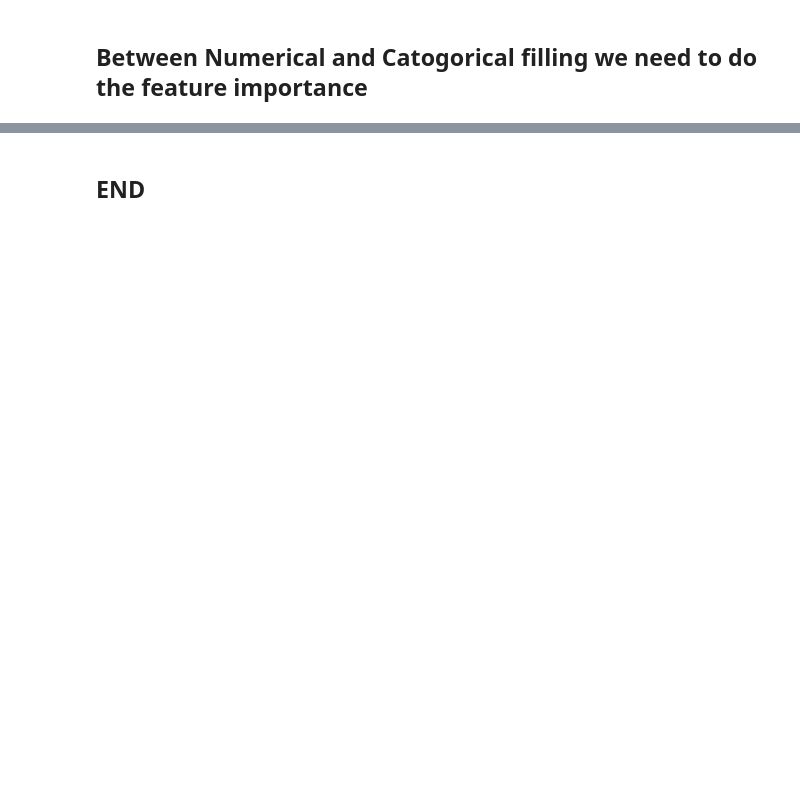
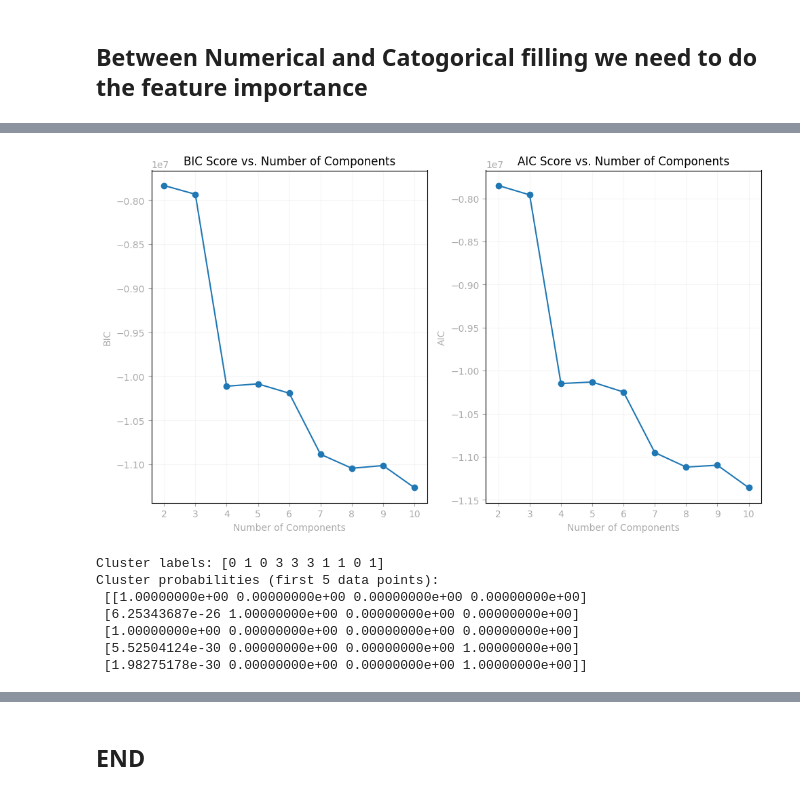
Before and after one commit to Thilanka1999/RiskModels, a Jupyter notebook: BrasilOne/Credit_Risk_Analysis.ipynb, the cells around one changed output, grey strips where cells are left out. Drawn from its saved outputs; the diff is of its cells as text; code cells hidden in the pictures; blank space fills up the shorter version.

```diff
--- a/BrasilOne/Credit_Risk_Analysis.ipynb
+++ b/BrasilOne/Credit_Risk_Analysis.ipynb
@@ -423,7 +484,7 @@ sorted_importances = importances[sorted_indices]
 
 
 # Select top N most important features
-top_n = 27  # Change this to the desired number of features
+top_n = 46  # Change this to the desired number of features
 top_features = sorted_features[:top_n]
 print("Top", top_n, "most important features:")
 print(top_features)
@@ -445,4 +513,73 @@ Index(['target_default', 'score_2', 'shipping_state', 'n_defaulted_loans',
       dtype='object')
+# %%
+from sklearn.mixture import GaussianMixture
+import matplotlib.pyplot as plt
+import numpy as np
+
+# Determine a suitable range of number of components (n_components) to try.
+# This is similar to choosing k in KMeans or the number of clusters you expect.
+n_components_range = range(2, 11)  # Try from 2 to 10 components (adjust as needed)
+
+# Store the Bayesian Information Criterion (BIC) and Akaike Information Criterion (AIC)
+bic_scores = []
+aic_scores = []
+
+for n_components in n_components_range:
+    gmm = GaussianMixture(n_components=n_components, random_state=42) # random_state for reproducibility
+    gmm.fit(X_processed_top_features)  # Fit the model
+
+    bic_scores.append(gmm.bic(X_processed_top_features))
+    aic_scores.append(gmm.aic(X_processed_top_features))
+
+
+# Plot the BIC and AIC scores to find the best number of components
+plt.figure(figsize=(10, 6))
+
+plt.subplot(1, 2, 1) # Subplot for BIC
+plt.plot(n_components_range, bic_scores, marker='o', linestyle='-')
+plt.xlabel('Number of Components')
+plt.ylabel('BIC')
+plt.title('BIC Score vs. Number of Components')
+plt.grid(True)
+
+plt.subplot(1, 2, 2) # Subplot for AIC
+plt.plot(n_components_range, aic_scores, marker='o', linestyle='-')
+plt.xlabel('Number of Components')
+plt.ylabel('AIC')
+plt.title('AIC Score vs. Number of Components')
+plt.grid(True)
+
+plt.tight_layout()
+plt.show()
+
+# Choose the best number of components based on the BIC or AIC plot.
+# Lower BIC and AIC values are generally better.
+best_n_components = 4  # Replace with the value you choose from the plot
+
+# Fit the final GMM model with the chosen number of components
+final_gmm = GaussianMixture(n_components=best_n_components, random_state=42)
+final_gmm.fit(X_processed_top_features)
+
+# Get cluster assignments (labels) for each data point
+cluster_labels = final_gmm.predict(X_processed_top_features)
+
+# ... (Now you can use the 'cluster_labels' for further analysis) ...
+
+# Example: Print the cluster labels for the first 10 data points
+print("Cluster labels:", cluster_labels[:10])
+
+# Example: Get the probabilities of each data point belonging to each cluster
+cluster_probabilities = final_gmm.predict_proba(X_processed_top_features)
+print("Cluster probabilities (first 5 data points):\n", cluster_probabilities[:5])
+# %% [output]
+[figure, added]
+Cluster labels: [0 1 0 3 3 3 1 1 0 1]
+Cluster probabilities (first 5 data points):
+ [[1.00000000e+00 0.00000000e+00 0.00000000e+00 0.00000000e+00]
+ [6.25343687e-26 1.00000000e+00 0.00000000e+00 0.00000000e+00]
+ [1.00000000e+00 0.00000000e+00 0.00000000e+00 0.00000000e+00]
+ [5.52504124e-30 0.00000000e+00 0.00000000e+00 1.00000000e+00]
+ [1.98275178e-30 0.00000000e+00 0.00000000e+00 1.00000000e+00]]
 # %%
 from sklearn.cluster import KMeans
 import matplotlib.pyplot as plt
```
Also changed, not shown: parts of 16 cells of this notebook.
